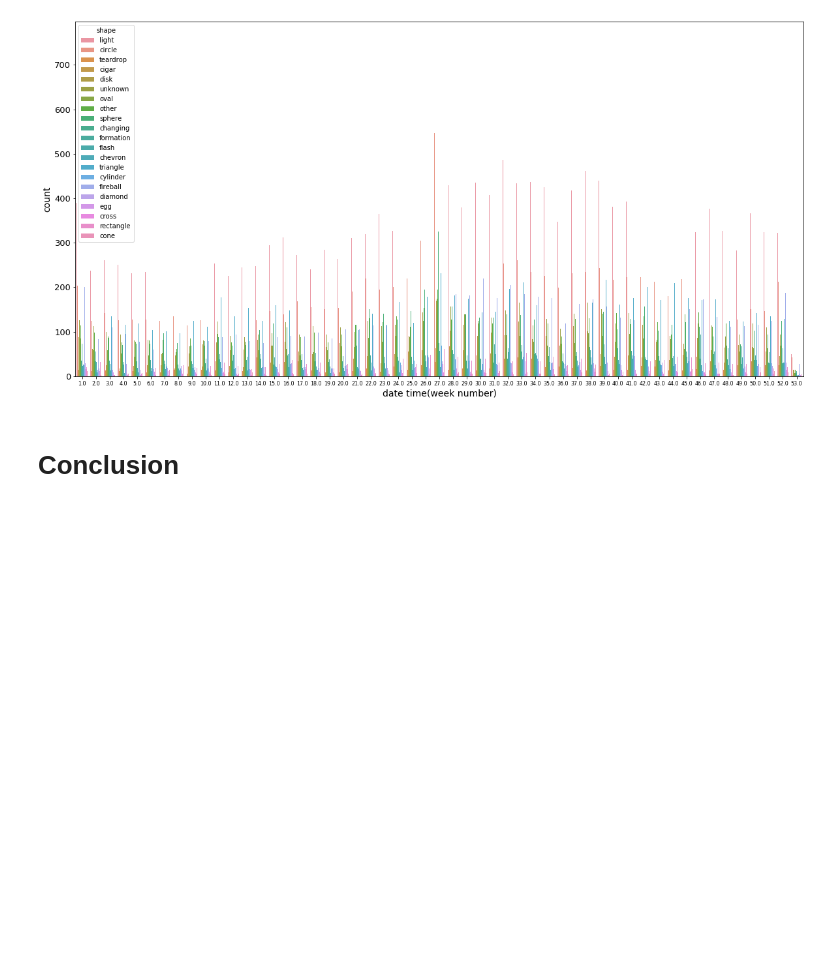
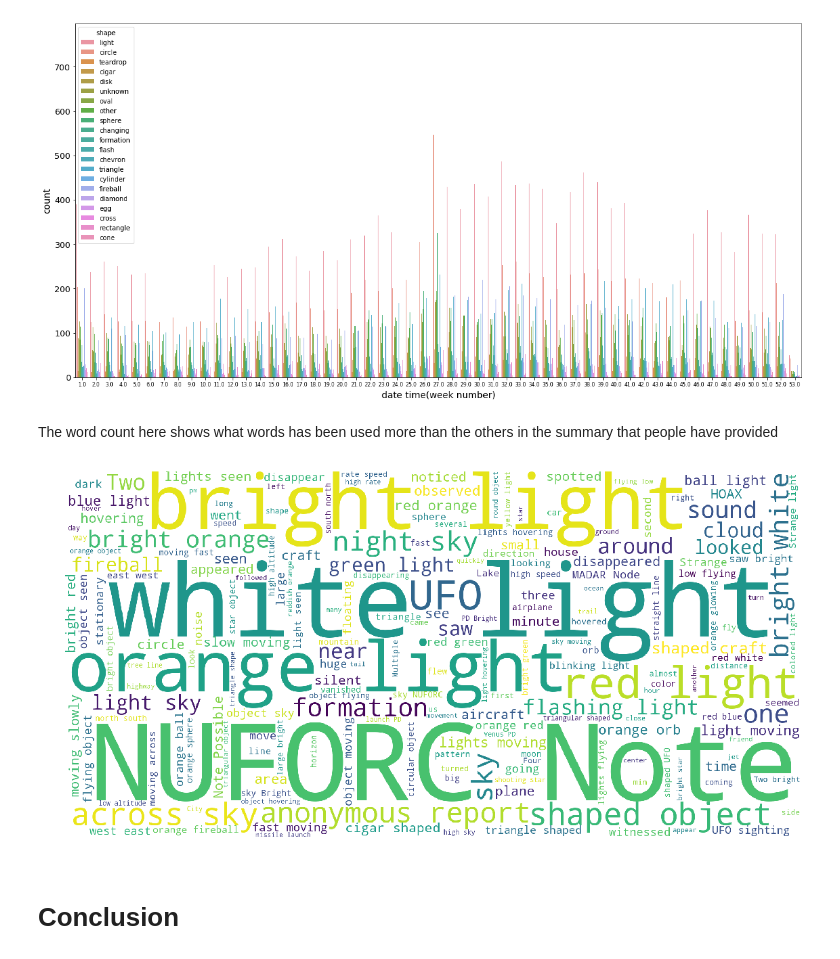
Before and after one commit to farhad-sadeghlo/Data-Analytics, a Jupyter notebook: UFO_Sightings_loads_without_world_map.ipynb, the cells around one changed output. Saved outputs shown, nothing was run; the diff lists cells and outputs as text; code cells hidden in the pictures; blank space fills up the shorter version.

```diff
--- a/UFO_Sightings_loads_without_world_map.ipynb
+++ b/UFO_Sightings_loads_without_world_map.ipynb
@@ -222,6 +232,25 @@ plt.yticks(fontsize=13)
 plt.show()
 # %% [output]
 [figure]
+# %% [markdown]
+The word count here shows what words has been used more than the others in the summary that people have provided
+# %%
+words = [i for i in data.summary.dropna()]
+
+words = " ".join(words)
+
+plt.subplots(figsize=(20,10))
+
+wordcloud = WordCloud(background_color='white',
+                      width=2048,
+                      height=1024
+                     ).generate(words)
+
+plt.imshow(wordcloud)
+plt.axis('off')
+plt.show()
+# %% [output]
+[figure, added]
 # %% [markdown]
 # Conclusion
 # %% [markdown]
```
Also changed, not shown: parts of 6 cells of this notebook.
